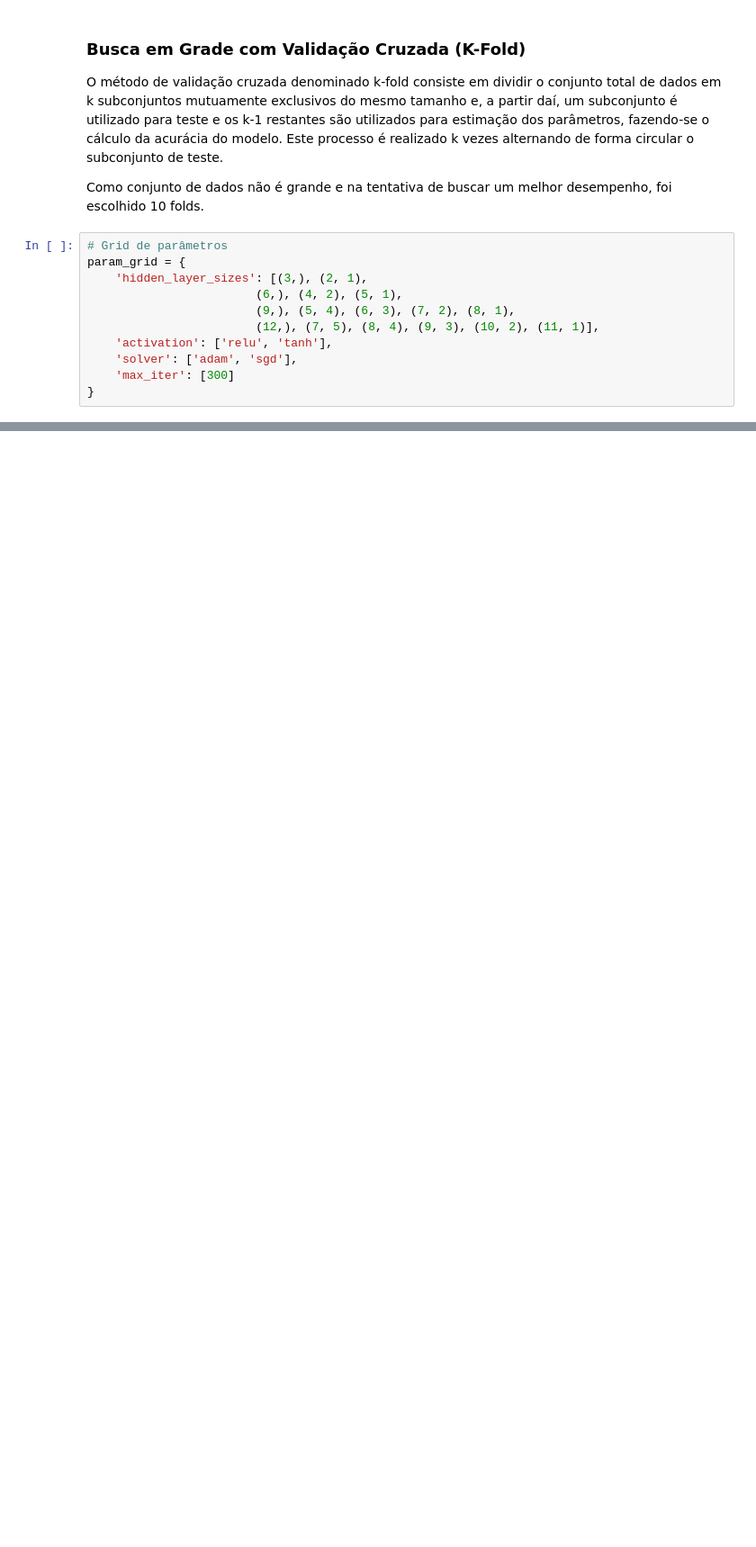
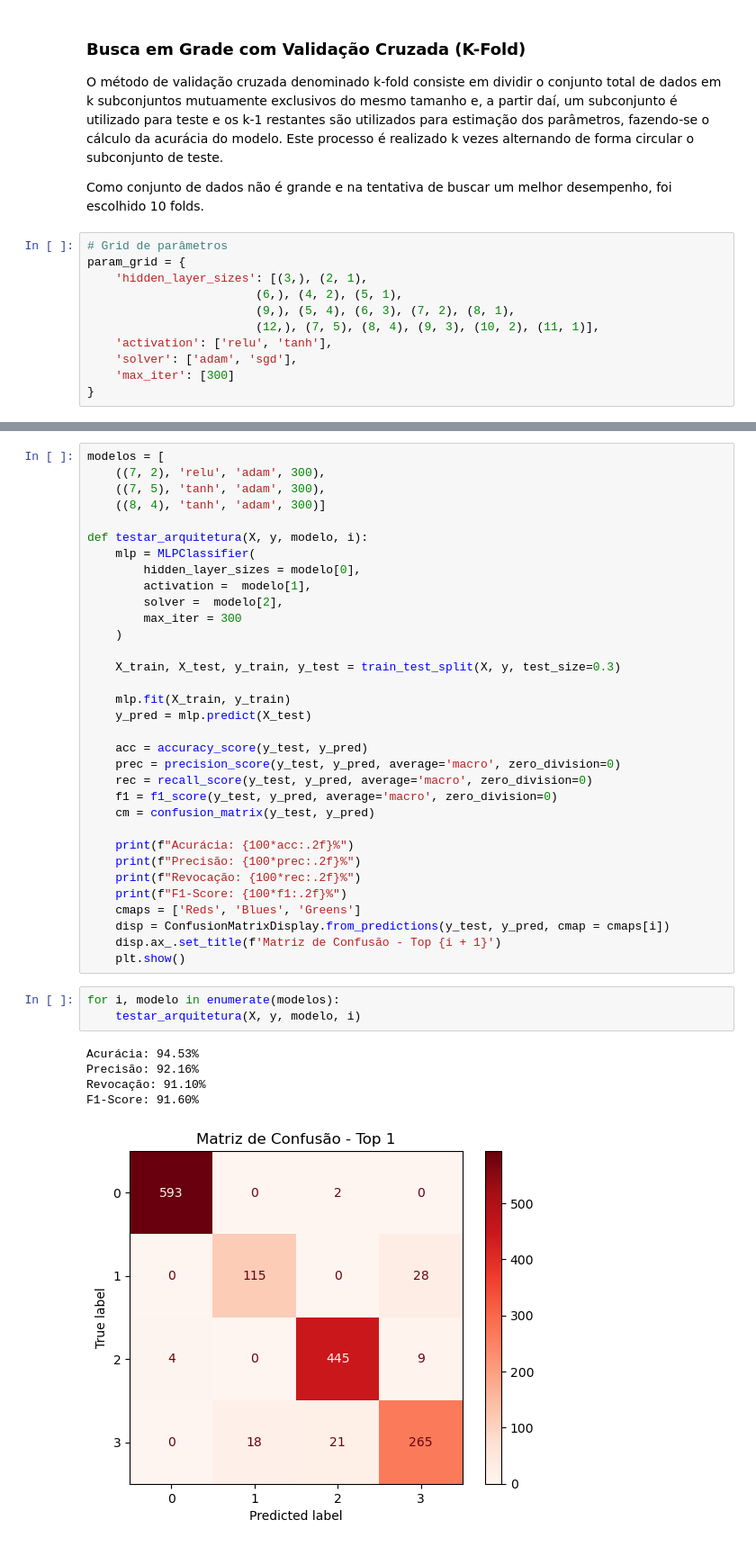
Before and after one commit to guilhermemonte31/RNA-2025.1-PP3, a Jupyter notebook: treinamento_mlp.ipynb, the cells around one changed output, grey strips where cells are left out. Shown at 90% size. Drawn from its saved outputs; the diff is of its cells as text; blank space fills up the shorter version.

```diff
--- a/treinamento_mlp.ipynb
+++ b/treinamento_mlp.ipynb
@@ -369,0 +375,42 @@ F1-Score: 91.83%
+# %%
+modelos = [
+    ((7, 2), 'relu', 'adam', 300),
+    ((7, 5), 'tanh', 'adam', 300),
+    ((8, 4), 'tanh', 'adam', 300)]
+
+def testar_arquitetura(X, y, modelo, i):
+    mlp = MLPClassifier(
+        hidden_layer_sizes = modelo[0],
+        activation =  modelo[1],
+        solver =  modelo[2],
+        max_iter = 300
+    )
+
+    X_train, X_test, y_train, y_test = train_test_split(X, y, test_size=0.3)
+
+    mlp.fit(X_train, y_train)
+    y_pred = mlp.predict(X_test)
+
+    acc = accuracy_score(y_test, y_pred)
+    prec = precision_score(y_test, y_pred, average='macro', zero_division=0)
+    rec = recall_score(y_test, y_pred, average='macro', zero_division=0)
+    f1 = f1_score(y_test, y_pred, average='macro', zero_division=0)
+    cm = confusion_matrix(y_test, y_pred)
+
+    print(f"Acurácia: {100*acc:.2f}%")
+    print(f"Precisão: {100*prec:.2f}%")
+    print(f"Revocação: {100*rec:.2f}%")
+    print(f"F1-Score: {100*f1:.2f}%")
+    cmaps = ['Reds', 'Blues', 'Greens']
+    disp = ConfusionMatrixDisplay.from_predictions(y_test, y_pred, cmap = cmaps[i])
+    disp.ax_.set_title(f'Matriz de Confusão - Top {i + 1}')
+    plt.show()
+# %%
+for i, modelo in enumerate(modelos):
+    testar_arquitetura(X, y, modelo, i)
+# %% [output]
+Acurácia: 94.53%
+Precisão: 92.16%
+Revocação: 91.10%
+F1-Score: 91.60%
+[figure, added]
```
Also changed, not shown: parts of 7 cells of this notebook.
